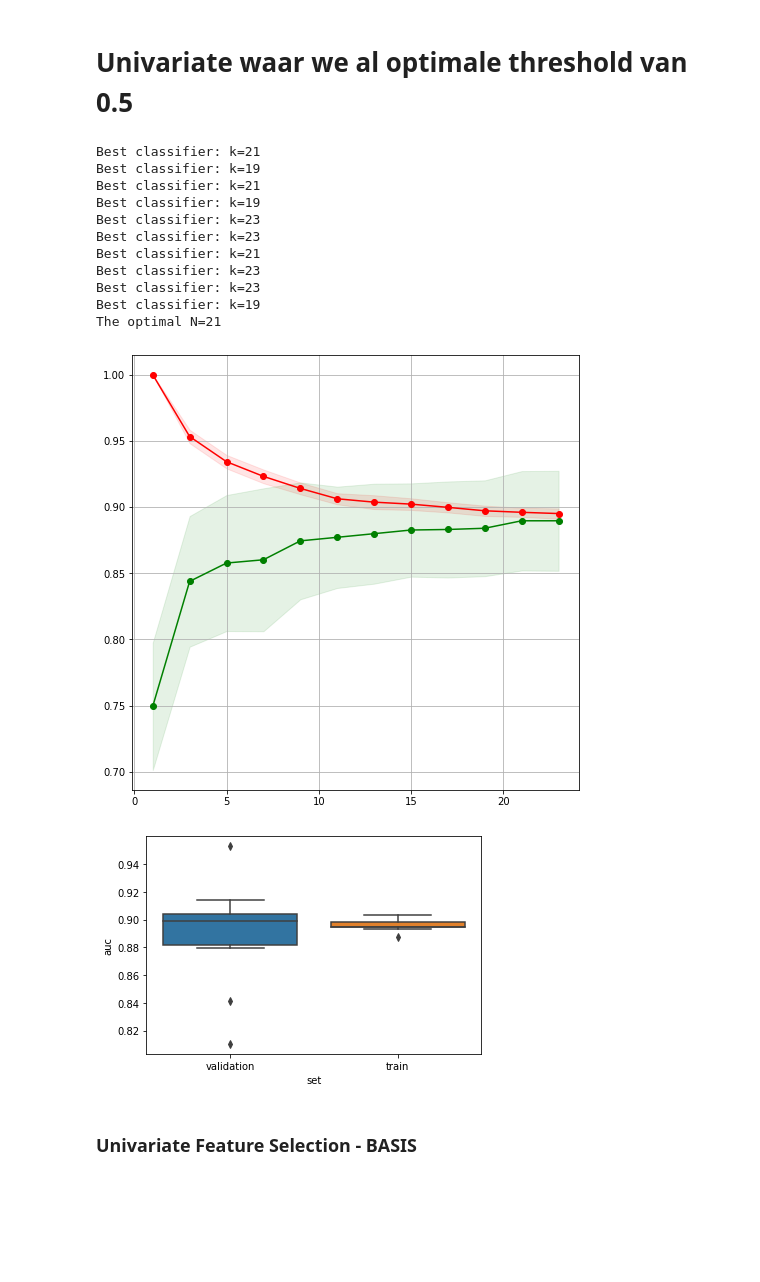
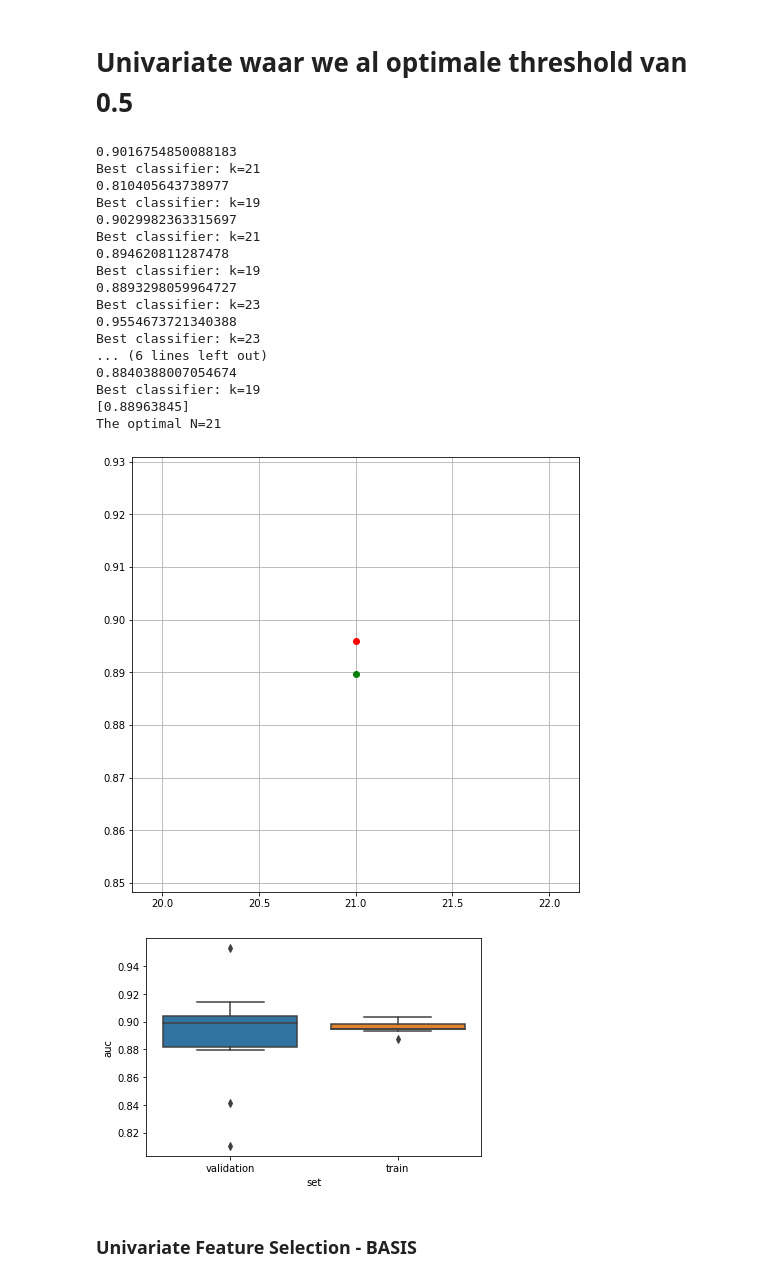
Before and after one commit to MarshaKamsteeg/TM10007_Machine_Learning_Group_Assignment, a Jupyter notebook: tm10007_group_9_code.ipynb, the cells around one changed output. Saved outputs shown, nothing was run; the diff lists cells and outputs as text; code cells hidden in the pictures; blank space fills up the shorter version.

```diff
--- a/tm10007_group_9_code.ipynb
+++ b/tm10007_group_9_code.ipynb
@@ -324,7 +324,7 @@ import math
 
 # configure the cross-validation procedure. A 10 fold split is used stratified for the label.
 sss = StratifiedShuffleSplit(n_splits = 10, test_size = 0.1, random_state=1)
-k_list = list(range(1, 25, 2))
+k_list = [21]#list(range(1, 25, 2))
 
 all_train = []
 all_val = []
@@ -372,9 +372,10 @@ for train_idx, val_idx in sss.split(data_designset_norm,label_designset): # spli
 
     score_train = metrics.roc_auc_score(y_train, train_proba)
     score_val = metrics.roc_auc_score(y_val, val_proba)
-
+    print(score_val)
     train_scores.append(score_train)
     val_scores.append(score_val)
+
 
   all_train.append(train_scores)
   all_val.append(val_scores)
@@ -422,7 +423,7 @@ all_val = np.array(all_val)
 
 train_scores_mean = all_train.mean(axis=0)
 val_scores_mean = all_val.mean(axis=0)
-
+print(val_scores_mean)
 train_scores_std = all_train.std(axis=0)
 val_scores_std = all_val.std(axis=0)
 
@@ -430,37 +431,43 @@ val_scores_std = all_val.std(axis=0)
 fig = plt.figure(figsize=(8,8))
 ax = fig.add_subplot(111)
 ax.grid()
 ax.fill_between(k_list, train_scores_mean - train_scores_std,
                     train_scores_mean + train_scores_std, alpha=0.1,
                     color="r")
 ax.fill_between(k_list, val_scores_mean - val_scores_std,
                     val_scores_mean + val_scores_std, alpha=0.1,
                     color="g")
 ax.plot(k_list, train_scores_mean, 'o-', color="r",
         label="Training score")
 ax.plot(k_list, val_scores_mean, 'o-', color="g",
         label="Validation score")
 
 # Create results dataframe and plot it
 plt.figure()
 results = pd.DataFrame(results)
 seaborn.boxplot(y='auc', x='set', data=results)
 
 optimal_n = int(np.median(best_n_neighbors))
 print(f"The optimal N={optimal_n}")
 # %% [output]
+0.9016754850088183
 Best classifier: k=21
+0.810405643738977
 Best classifier: k=19
+0.9029982363315697
 Best classifier: k=21
+0.894620811287478
 Best classifier: k=19
+0.8893298059964727
 Best classifier: k=23
+0.9554673721340388
 Best classifier: k=23
-Best classifier: k=21
-Best classifier: k=23
-Best classifier: k=23
+... (6 lines left out)
+0.8840388007054674
 Best classifier: k=19
+[0.88963845]
 The optimal N=21
-[figure, old version]
+[figure, new version]
 [figure]
 # %% [markdown]
 ### Univariate Feature Selection - BASIS
```
Also changed, not shown: parts of 2 cells of this notebook.
